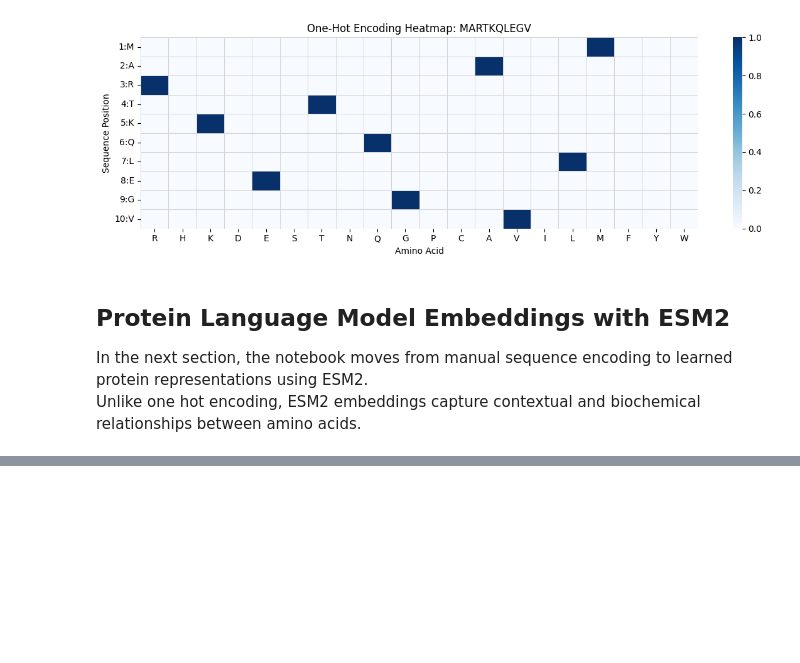
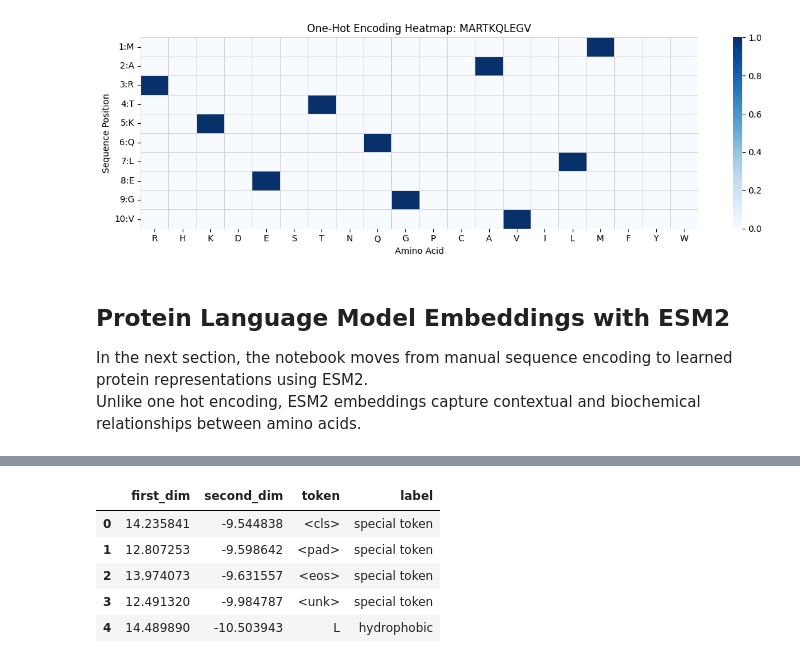
Before and after one commit to rjholik/protein-onehot-esm2, a Jupyter notebook: 02 - Protein Representation.ipynb, the cells around one changed output, grey strips where cells are left out. Saved outputs shown, nothing was run; the diff lists cells and outputs as text; code cells hidden in the pictures; blank space fills up the shorter version.

```diff
--- a/02 - Protein Representation.ipynb
+++ b/02 - Protein Representation.ipynb
@@ -191,0 +258,12 @@ Unlike one hot encoding, ESM2 embeddings capture contextual and biochemical rela
+# %%
+# Get ESM2 token embedding matrix for visualization
+vocab_token_embeddings = (
+    model.get_input_embeddings()
+    .weight
+    .detach()
+    .cpu()
+    .numpy()
+)
+
+# Display shape: (vocab_size, embedding_dim)
+print(vocab_token_embeddings.shape)
@@ -191,0 +403,11 @@ Unlike one hot encoding, ESM2 embeddings capture contextual and biochemical rela
+# %%
+# Add category label to each token
+embeddings_umap_df["label"] = embeddings_umap_df["token"].map(token_to_label)
+embeddings_umap_df.head()
+# %% [output]
+|  | first_dim | second_dim | token | label |
+| 0 | 14.235841 | -9.544838 | <cls> | special token |
+| 1 | 12.807253 | -9.598642 | <pad> | special token |
+| 2 | 13.974073 | -9.631557 | <eos> | special token |
+| 3 | 12.491320 | -9.984787 | <unk> | special token |
+| 4 | 14.489890 | -10.503943 | L | hydrophobic |
```
Also changed, not shown: parts of 36 cells of this notebook.
